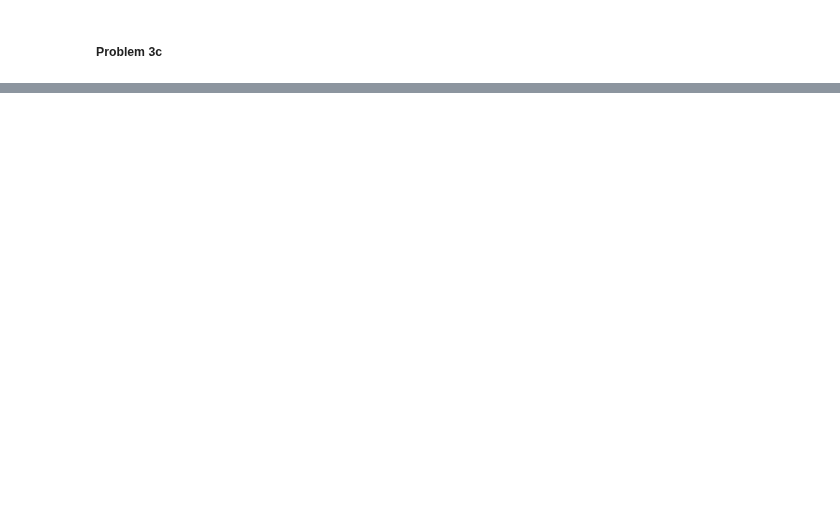
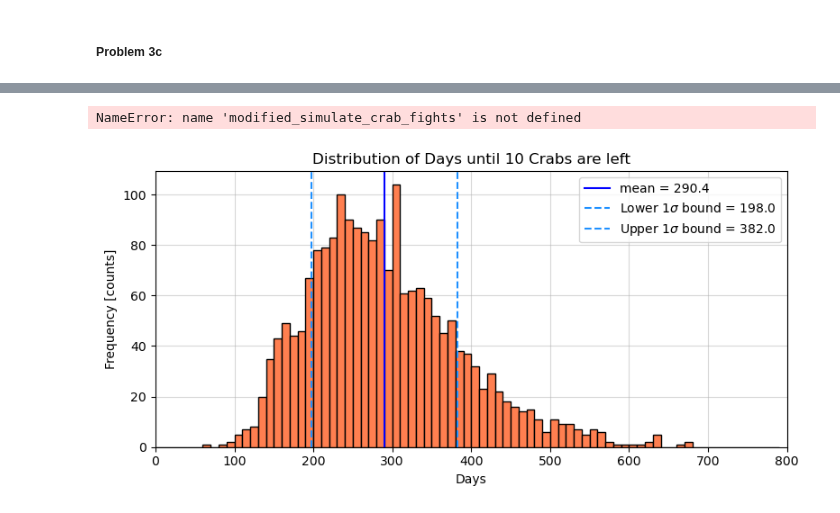
Before and after one commit to Gullaschen/AMAS, a Jupyter notebook: ProblemSet2/Problem_3.ipynb, the cells around one changed output, grey strips where cells are left out. Drawn from its saved outputs; the diff is of its cells as text; code cells hidden in the pictures; blank space fills up the shorter version.

```diff
--- a/ProblemSet2/Problem_3.ipynb
+++ b/ProblemSet2/Problem_3.ipynb
@@ -204,17 +198,0 @@ for index , row in df_crab.iterrows(): # Move every crab
-# %%
-for index_1 , crab_1 in df_crab.iterrows(): # Loop over every crab
-
-    crab_x_1 , crab_y_1 = crab_1['X'] , crab_1['Y']
-
-    for index_2 , crab_2 in df_crab.iterrows(): # Check other crabs
-
-        if index_1 != index_2: # Prevent a crab from checking itself
-
-            crab_x_2 , crab_y_2 = crab_2['X'] , crab_2['Y']
-
-            inter_crab_distance = np.sqrt((crab_y_2-crab_y_1)**2 + (crab_x_2-crab_x_1)**2) # Compute distance
-
-            if inter_crab_distance <= 0.175: # Check distance between crabs
-                if win_crab_duel(crab_1['Mass'],crab_2['Mass']): # Check if crab 1 wins over crab 2
-                    df_crab.loc[index_1, 'Mass'] += crab_2['Mass'] # Add mass to crab 1
-                    df_crab = df_crab.drop(index_2) # Remove the losing crab from the dataframe
@@ -249,0 +372,29 @@ for day in range(days):
+# %%
+crabs = df_crab_original.to_dict('records')  # Convert DataFrame to list of dictionaries
+results = modified_simulate_crab_fights(crabs, pseudo_experiments)
+
+lower_bound = np.percentile(results, (1-0.6827)/2 * 100)
+upper_bound = np.percentile(results, ( 1-(1-0.6827)/2 )* 100)
+print(f'Lower bound is {lower_bound} days and upper bound is {upper_bound} days')
+# %% [output]
+NameError: name 'modified_simulate_crab_fights' is not defined
+# %%
+fig, axs = plt.subplots(1,1,figsize=(8, 4))
+
+axs.hist(results,bins=np.arange(0,800,10),density=False,color='coral',edgecolor='black')
+axs.set_title('Distribution of Days until 10 Crabs are left')
+axs.set_xlabel('Days')
+axs.set_ylabel('Frequency [counts]')
+axs.set_xlim(0,800)
+axs.axvline(x=np.mean(results),color='blue',linestyle='-',label=f'mean = {np.mean(results):.4}')
+axs.axvline(x=lower_bound,color='dodgerblue',linestyle='--',label=f'Lower 1$\sigma$ bound = {lower_bound:.4}')
+axs.axvline(x=upper_bound,color='dodgerblue',linestyle='--',label=f'Upper 1$\sigma$ bound = {upper_bound:.4}')
+
+axs.grid(True,alpha=0.5,zorder=0)
+axs.set_axisbelow(True)
+axs.legend()
+
+plt.tight_layout()
+plt.savefig('Problem3_Fig3d.pdf')
+# %% [output]
+[figure, added]
```
Also changed, not shown: parts of 16 cells of this notebook, 9 other files.
